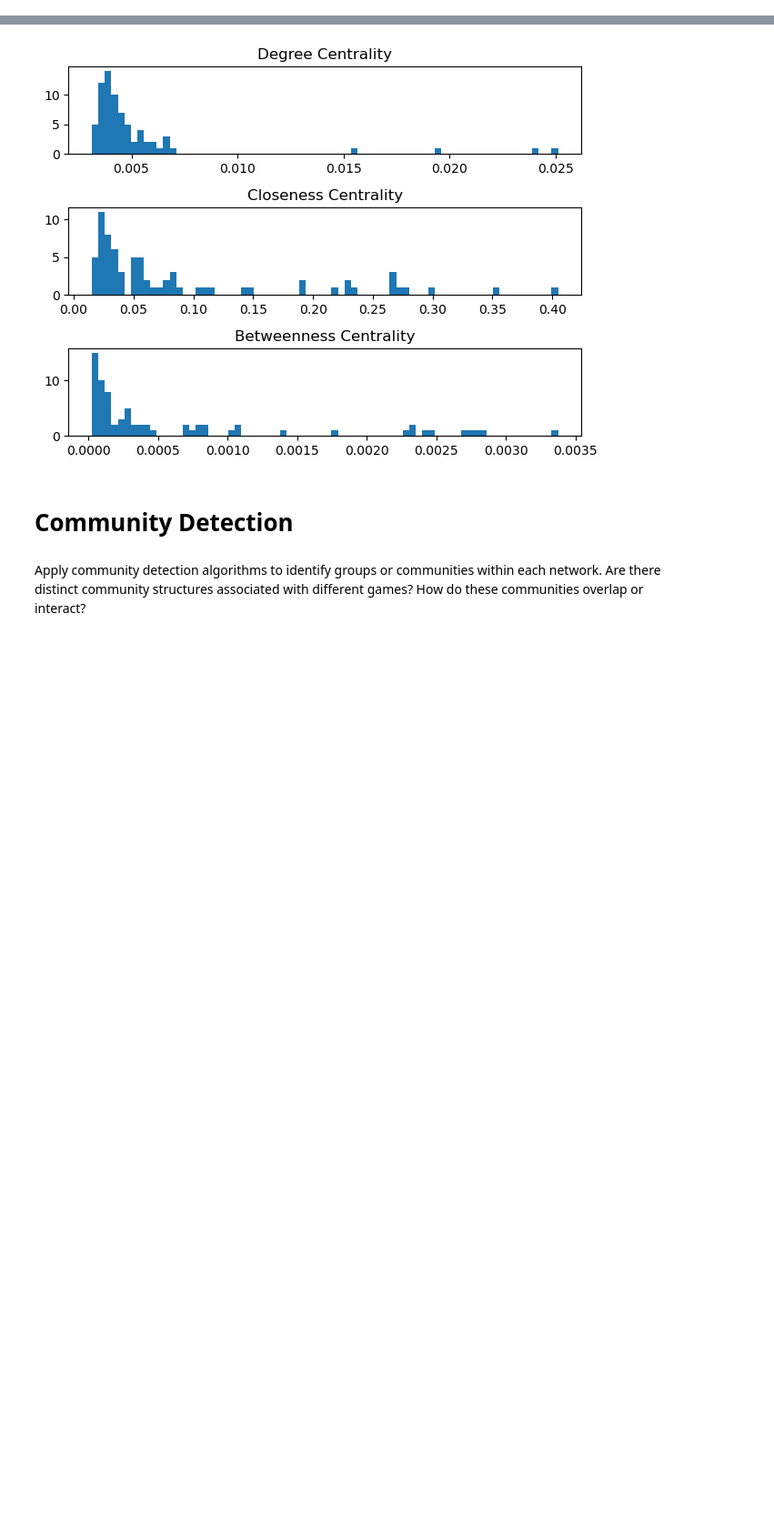
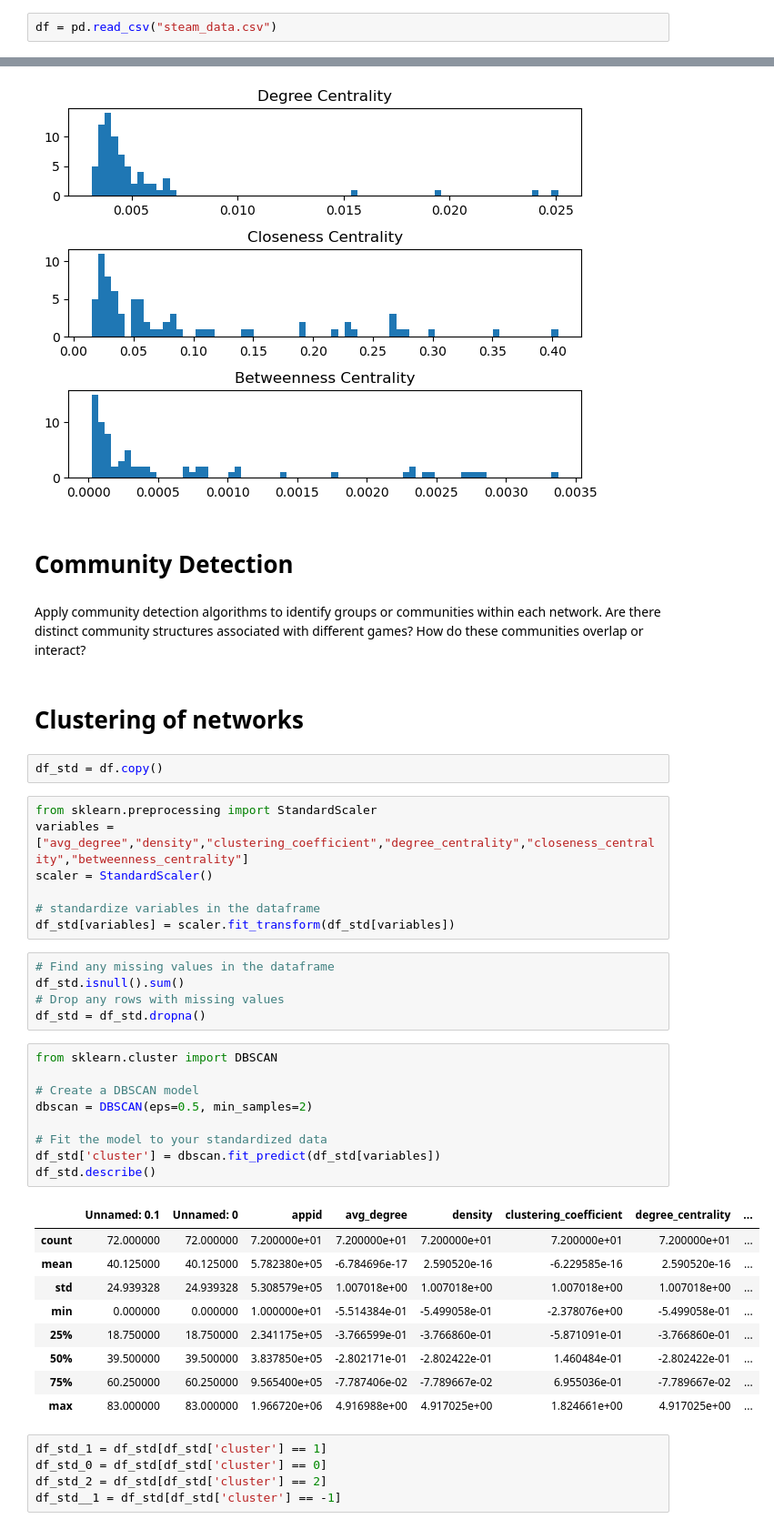
Before and after one commit to SanchoSamba/INA_Project, a Jupyter notebook: Project.ipynb, the cells around one changed output, grey strips where cells are left out. Shown at 91% size. Cells and saved outputs as stored; diff of their text form; blank space fills up the shorter version.

Commit message:
Initial clustering

```diff
--- a/Project.ipynb
+++ b/Project.ipynb
@@ -254,6 +254,8 @@ for file in files:
     df.loc[df['appid'] == int(id), 'closeness_centrality'] = np.mean(list(closeness_centrality.values()))
     df.loc[df['appid'] == int(id), 'betweenness_centrality'] = np.mean(list(betweenness_centrality.values()))
 df.to_csv("steam_data.csv")
+# %%
+df = pd.read_csv("steam_data.csv")
 # %%
 fig, axs = plt.subplots(3, 1)
 axs[0].hist(df['degree_centrality'], bins=72)
@@ -270,3 +272,43 @@ plt.show()
 # Community Detection
 # %% [markdown]
 Apply community detection algorithms to identify groups or communities within each network. Are there distinct community structures associated with different games? How do these communities overlap or interact?
+# %% [markdown]
+# Clustering of networks
+# %%
+df_std = df.copy()
+# %%
+from sklearn.preprocessing import StandardScaler
+variables = ["avg_degree","density","clustering_coefficient","degree_centrality","closeness_centrality","betweenness_centrality"]
+scaler = StandardScaler()
+
+# standardize variables in the dataframe
+df_std[variables] = scaler.fit_transform(df_std[variables])
+# %%
+# Find any missing values in the dataframe
+df_std.isnull().sum()
+# Drop any rows with missing values
+df_std = df_std.dropna()
+# %%
+from sklearn.cluster import DBSCAN
+
+# Create a DBSCAN model
+dbscan = DBSCAN(eps=0.5, min_samples=2)
+
+# Fit the model to your standardized data
+df_std['cluster'] = dbscan.fit_predict(df_std[variables])
+df_std.describe()
+# %% [output]
+|  | Unnamed: 0.1 | Unnamed: 0 | appid | avg_degree | density | clustering_coefficient | degree_centrality | ... |
+| count | 72.000000 | 72.000000 | 7.200000e+01 | 7.200000e+01 | 7.200000e+01 | 7.200000e+01 | 7.200000e+01 | ... |
+| mean | 40.125000 | 40.125000 | 5.782380e+05 | -6.784696e-17 | 2.590520e-16 | -6.229585e-16 | 2.590520e-16 | ... |
+| std | 24.939328 | 24.939328 | 5.308579e+05 | 1.007018e+00 | 1.007018e+00 | 1.007018e+00 | 1.007018e+00 | ... |
+| min | 0.000000 | 0.000000 | 1.000000e+01 | -5.514384e-01 | -5.499058e-01 | -2.378076e+00 | -5.499058e-01 | ... |
+| 25% | 18.750000 | 18.750000 | 2.341175e+05 | -3.766599e-01 | -3.766860e-01 | -5.871091e-01 | -3.766860e-01 | ... |
+| 50% | 39.500000 | 39.500000 | 3.837850e+05 | -2.802171e-01 | -2.802422e-01 | 1.460484e-01 | -2.802422e-01 | ... |
+| 75% | 60.250000 | 60.250000 | 9.565400e+05 | -7.787406e-02 | -7.789667e-02 | 6.955036e-01 | -7.789667e-02 | ... |
+| max | 83.000000 | 83.000000 | 1.966720e+06 | 4.916988e+00 | 4.917025e+00 | 1.824661e+00 | 4.917025e+00 | ... |
+# %%
+df_std_1 = df_std[df_std['cluster'] == 1]
+df_std_0 = df_std[df_std['cluster'] == 0]
+df_std_2 = df_std[df_std['cluster'] == 2]
+df_std__1 = df_std[df_std['cluster'] == -1]
```
Also changed, not shown: parts of 2 cells of this notebook.
